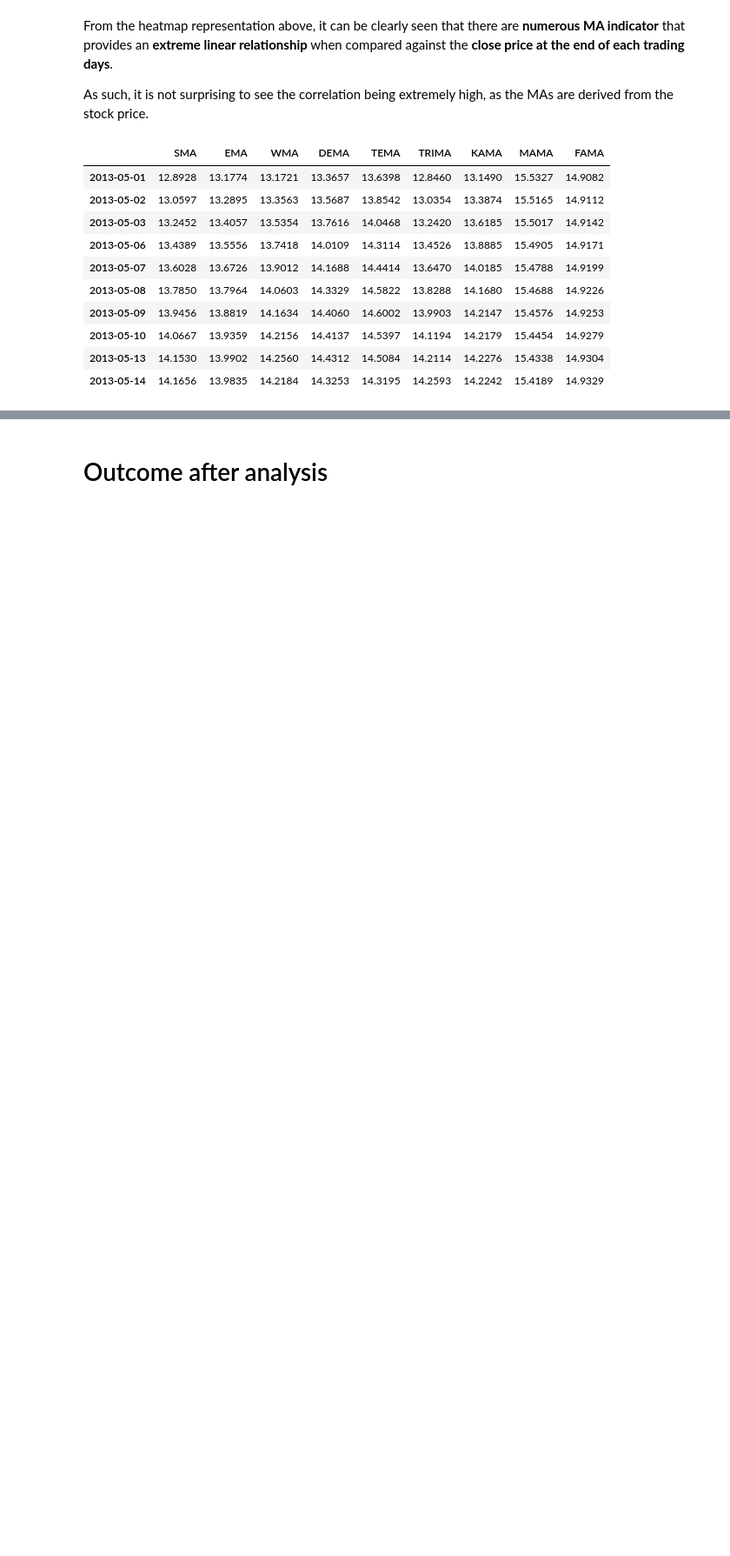
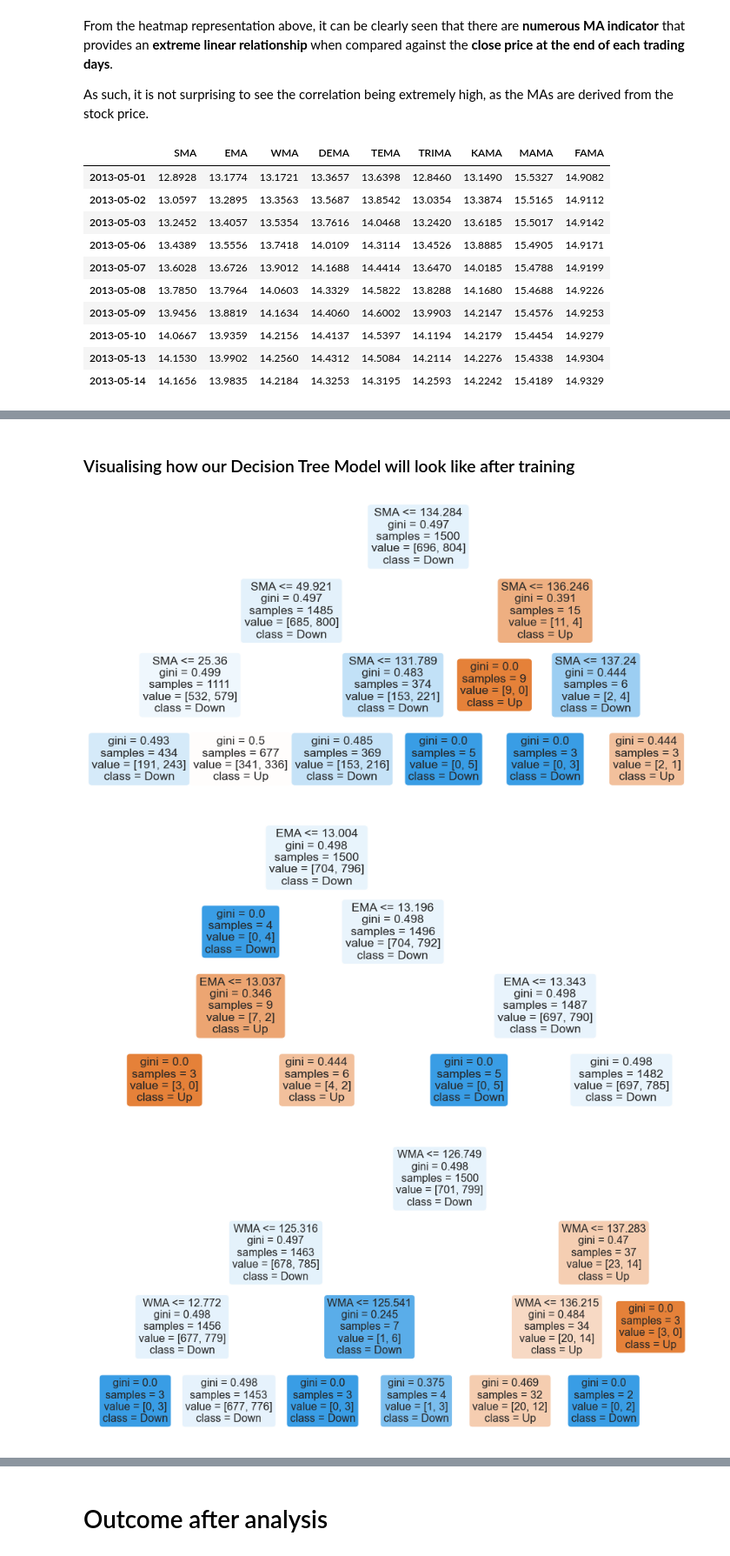
Before and after one commit to donvis/CX1115-Mini-Project, a Jupyter notebook: Stonks_Ver 6.ipynb, the cells around one changed output, grey strips where cells are left out. Shown at 87% size. Saved outputs shown, nothing was run; the diff lists cells and outputs as text; code cells hidden in the pictures; blank space fills up the shorter version.

```diff
--- a/Stonks_Ver 6.ipynb
+++ b/Stonks_Ver 6.ipynb
@@ -547,0 +551,13 @@ for counter, item in enumerate(MA):
+# %% [markdown]
+### Visualising how our Decision Tree Model will look like after training
+# %%
+for counter, item in enumerate(MA):
+
+    f = plt.figure(figsize=(16,8))
+    plot_tree(dectreestore[counter], filled=True, rounded=True,
+              feature_names=featurename[counter],
+              class_names=["Up","Down"])
+# %% [output]
+[figure, added]
+[figure, added]
+[figure, added]
```
Also changed, not shown: parts of 33 cells of this notebook.
